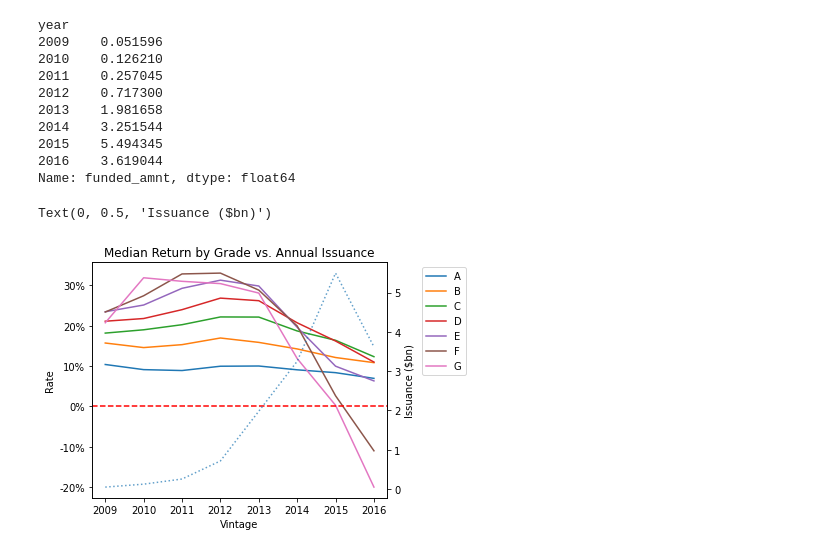
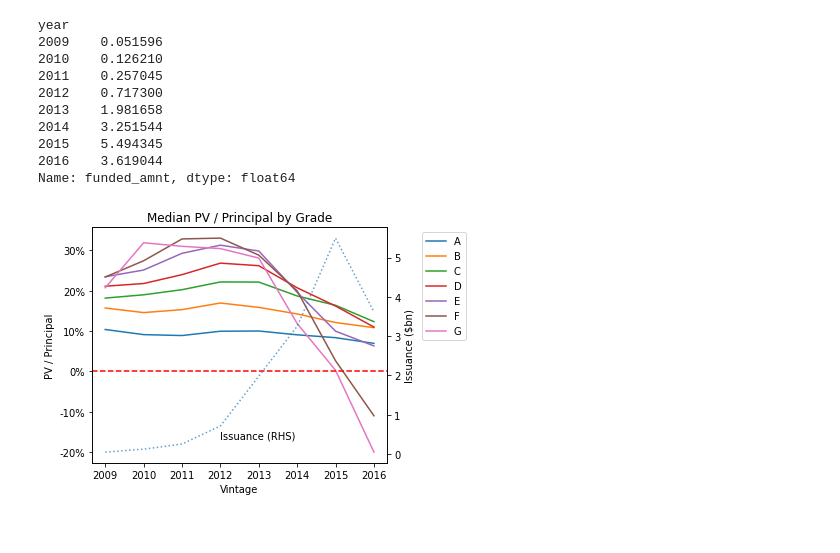
Before and after one commit to simondyates/Lending-Club, a Jupyter notebook: Simon/RatebyRating.ipynb, the cells around one changed output. Saved outputs shown, nothing was run; the diff lists cells and outputs as text; code cells hidden in the pictures.

```diff
--- a/Simon/RatebyRating.ipynb
+++ b/Simon/RatebyRating.ipynb
@@ -67,18 +67,19 @@ Name: funded_amnt, dtype: float64
 # %%
 import matplotlib as mpl
 values.columns = ['A', 'B', 'C', 'D', 'E', 'F', 'G']
 ax1 = values.plot()
 ax1.yaxis.set_major_formatter(mpl.ticker.StrMethodFormatter('{x:,.0%}'))
 ax1.axhline(linestyle="--", c='red')
 plt.legend(bbox_to_anchor=(1.1, 1.0), loc='upper left')
 plt.tight_layout()
-plt.title('Median Return by Grade vs. Annual Issuance')
+plt.title('Median PV / Principal by Grade')
 plt.xlabel('Vintage')
-plt.ylabel('Rate')
+plt.ylabel('PV / Principal')
 ax2=ax1.twinx()
 ax2.plot(issuance, alpha=0.7, label='Issuance', linestyle='dotted')
 ax2.yaxis.set_major_formatter(mpl.ticker.StrMethodFormatter('{x:,.0f}'))
 ax2.set_ylabel('Issuance ($bn)')
+plt.annotate('Issuance (RHS)', (2012, 0.4))
+plt.savefig('../rawData/PVbyGrade.jpg', bbox_inches='tight')
 # %% [output]
-Text(0, 0.5, 'Issuance ($bn)')
-[figure, old version]
+[figure, new version]
```
Also changed, not shown: parts of 1 cell of this notebook, 2 other files.
